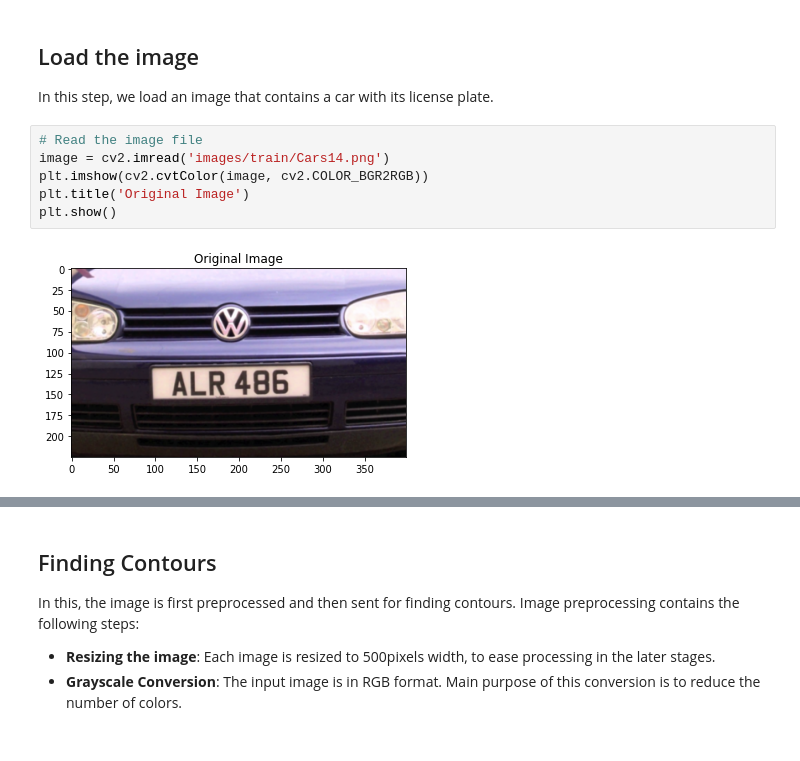
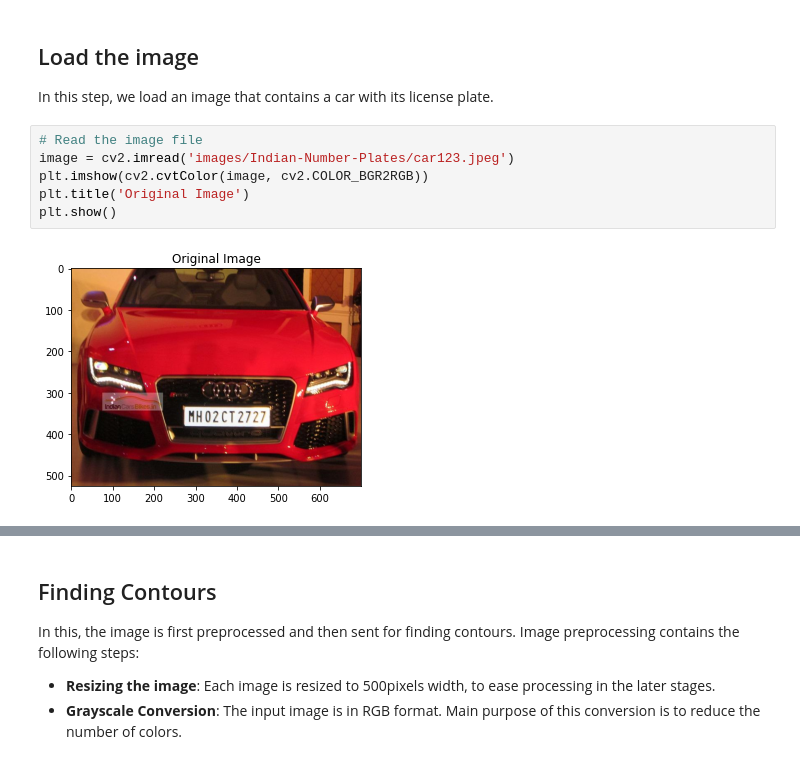
Before and after one commit to stogaja/ANPR, a Jupyter notebook: Automatic_Number_Plate_Detection_(using_Contours).ipynb, the cells around one changed output, grey strips where cells are left out. Cells and saved outputs as stored; diff of their text form.

```diff
--- a/Automatic_Number_Plate_Detection_(using_Contours).ipynb
+++ b/Automatic_Number_Plate_Detection_(using_Contours).ipynb
@@ -65,12 +67,12 @@ Mounted at /content/drive
 In this step, we load an image that contains a car with its license plate.
 # %%
 # Read the image file
-image = cv2.imread('images/train/Cars14.png')
+image = cv2.imread('images/Indian-Number-Plates/car123.jpeg')
 plt.imshow(cv2.cvtColor(image, cv2.COLOR_BGR2RGB))
 plt.title('Original Image')
 plt.show()
 # %% [output]
-[figure, old version]
+[figure, new version]
 # %%
 # let's resize the image
 image = imutils.resize(image, width=500)
```
Also changed, not shown: parts of 21 cells of this notebook.
